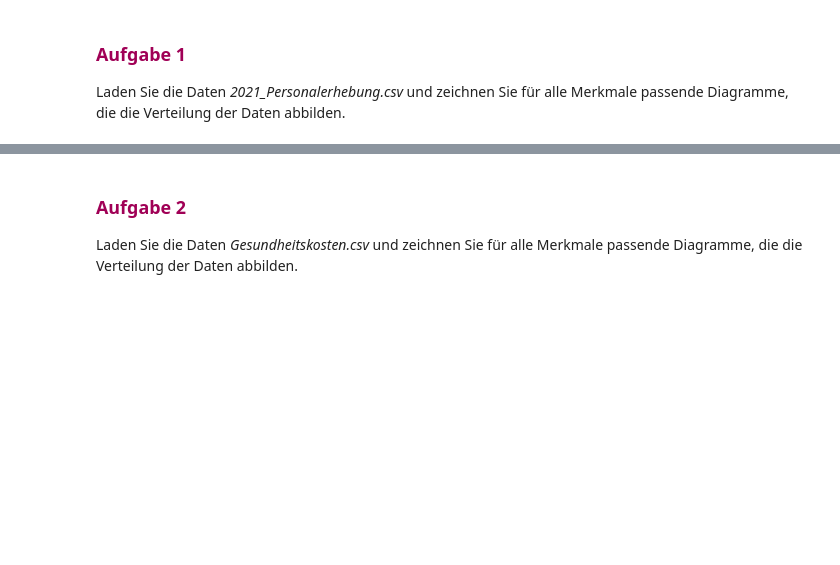
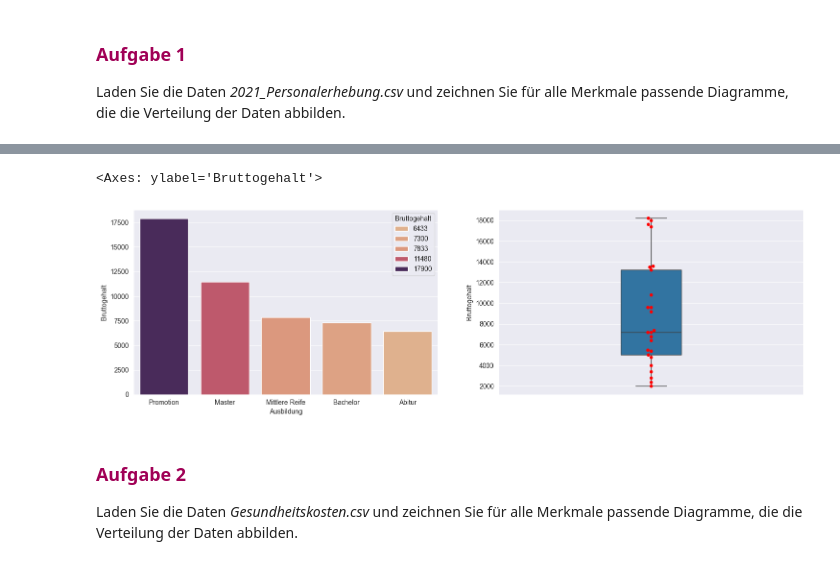
Before and after one commit to linomeyer/HSLU-ASTAT, a Jupyter notebook: SW03/SW03.ipynb, the cells around one changed output, grey strips where cells are left out. Cells and saved outputs as stored; diff of their text form; code cells hidden in the pictures; blank space fills up the shorter version.

```diff
--- a/SW03/SW03.ipynb
+++ b/SW03/SW03.ipynb
@@ -195,3 +242,15 @@ Laden Sie die Daten *2021_Personalerhebung.csv* und zeichnen Sie für alle Merkm
+# %%
+meanGehaltByAusbildung = data.groupby("Ausbildung")["Bruttogehalt"].mean().astype(int).sort_values(ascending=False).to_frame()
+
+fig = plt.figure(figsize=(18,5))
+p1 = fig.add_subplot(1,2,1)
+sns.barplot(data=meanGehaltByAusbildung, x="Ausbildung", y="Bruttogehalt", hue="Bruttogehalt", palette="flare")
+p2 = fig.add_subplot(1,2,2)
+sns.boxplot(data=data["Bruttogehalt"], width=.2, flierprops={"marker":"x"})
+sns.swarmplot(data=data["Bruttogehalt"], color="red")
+# %% [output]
+<Axes: ylabel='Bruttogehalt'>
+[figure, added]
 # %% [markdown]
 ### <span style="color:rgb(160,0,86)">Aufgabe 2</span>
 
```
Also changed, not shown: parts of 14 cells of this notebook, 1 other file.
